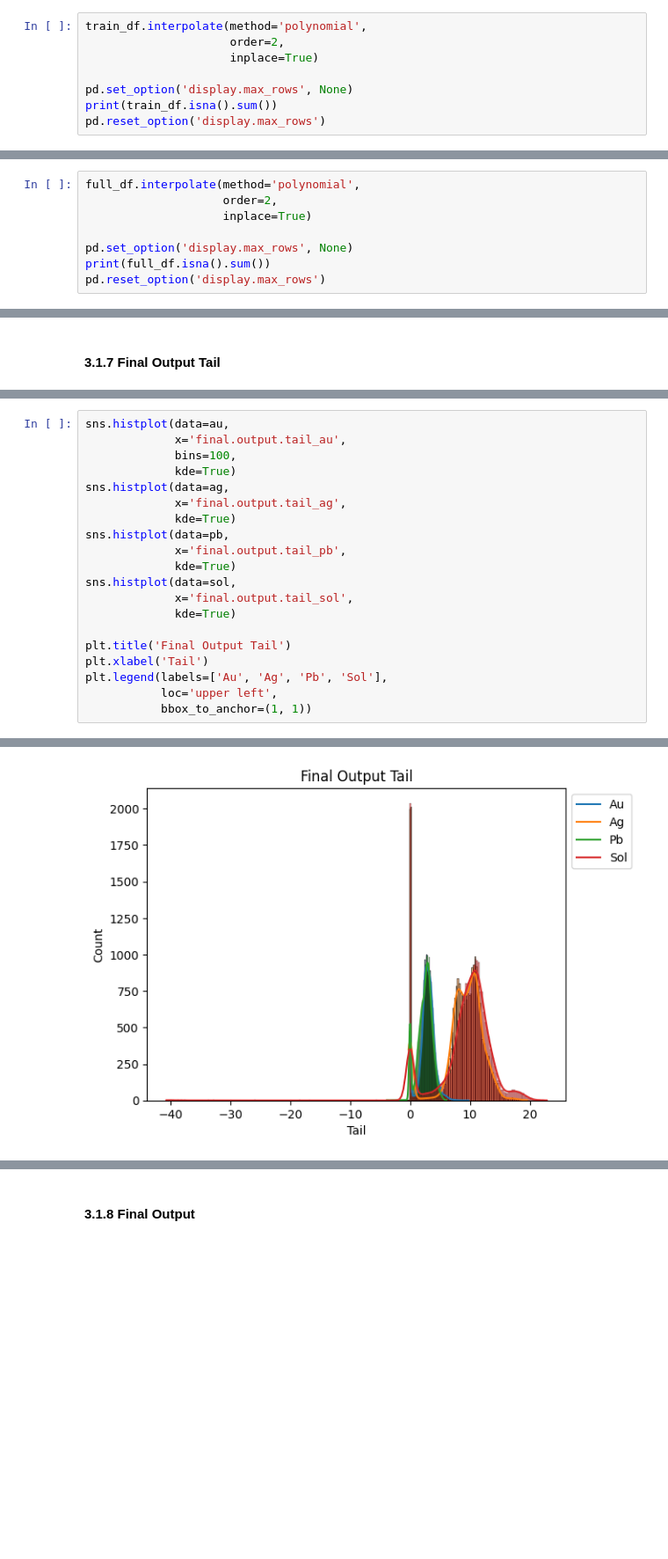
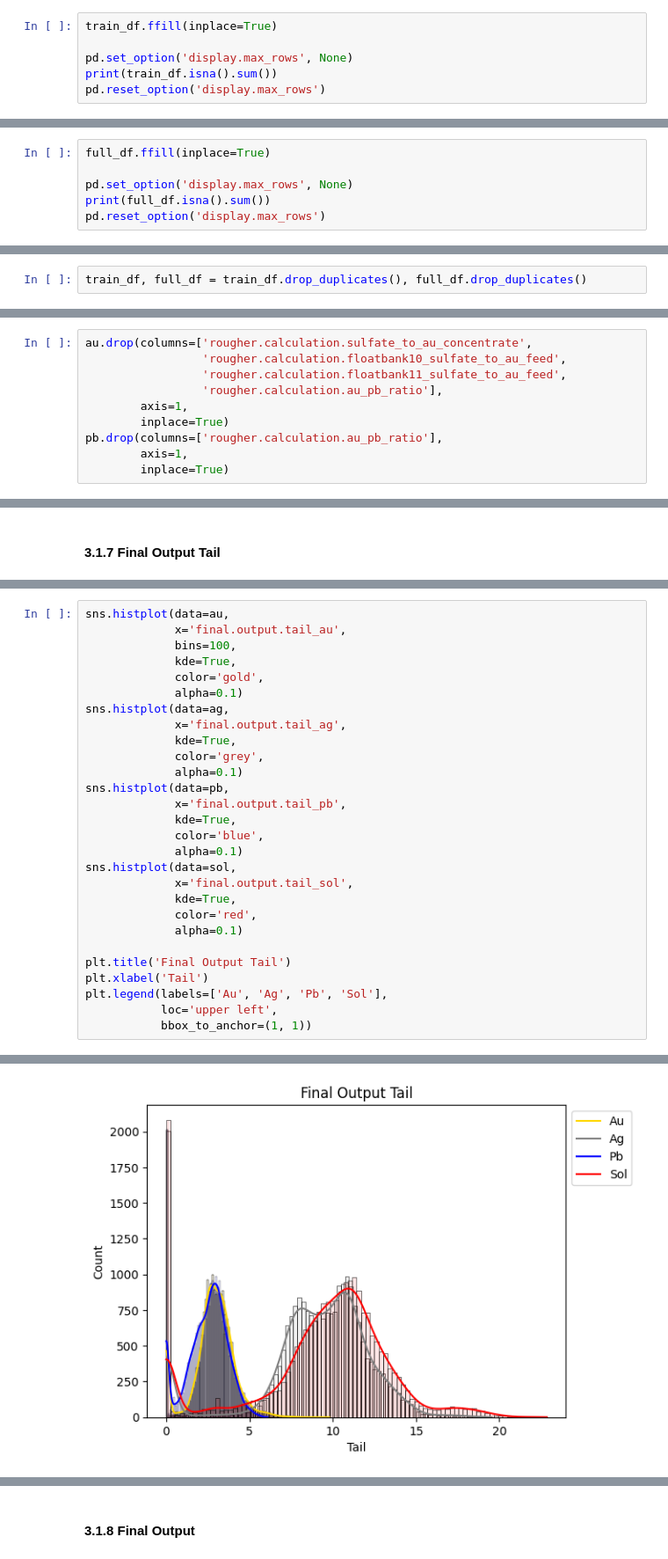
Before and after one commit to Vyncent-vdW/sprint_ten_gold_mining_project, a Jupyter notebook: sprint_ten_gold_mining_project_nb.ipynb, the cells around one changed output, grey strips where cells are left out. Shown at 88% size. Drawn from its saved outputs; the diff is of its cells as text; blank space fills up the shorter version.

```diff
--- a/sprint_ten_gold_mining_project_nb.ipynb
+++ b/sprint_ten_gold_mining_project_nb.ipynb
@@ -570,7 +681,5 @@ dtype: float64
 # %%
-train_df.interpolate(method='polynomial',
-                     order=2,
-                     inplace=True)
+train_df.ffill(inplace=True)
 
 pd.set_option('display.max_rows', None)
 print(train_df.isna().sum())
@@ -714,7 +833,5 @@ dtype: float64
 # %%
-full_df.interpolate(method='polynomial',
-                    order=2,
-                    inplace=True)
+full_df.ffill(inplace=True)
 
 pd.set_option('display.max_rows', None)
 print(full_df.isna().sum())
@@ -750,0 +900,2 @@ Full: 0
+# %%
+train_df, full_df = train_df.drop_duplicates(), full_df.drop_duplicates()
@@ -797,0 +1008,10 @@ display(sol.head(),
+# %%
+au.drop(columns=['rougher.calculation.sulfate_to_au_concentrate',
+                 'rougher.calculation.floatbank10_sulfate_to_au_feed',
+                 'rougher.calculation.floatbank11_sulfate_to_au_feed',
+                 'rougher.calculation.au_pb_ratio'],
+        axis=1,
+        inplace=True)
+pb.drop(columns=['rougher.calculation.au_pb_ratio'],
+        axis=1,
+        inplace=True)
@@ -1288,23 +1705,31 @@ Name: final.output.tail_sol, dtype: float64
 # %%
 sns.histplot(data=au,
              x='final.output.tail_au',
              bins=100,
-             kde=True)
+             kde=True,
+             color='gold',
+             alpha=0.1)
 sns.histplot(data=ag,
              x='final.output.tail_ag',
-             kde=True)
+             kde=True,
+             color='grey',
+             alpha=0.1)
 sns.histplot(data=pb,
              x='final.output.tail_pb',
-             kde=True)
+             kde=True,
+             color='blue',
+             alpha=0.1)
 sns.histplot(data=sol,
              x='final.output.tail_sol',
-             kde=True)
+             kde=True,
+             color='red',
+             alpha=0.1)
 
 plt.title('Final Output Tail')
 plt.xlabel('Tail')
 plt.legend(labels=['Au', 'Ag', 'Pb', 'Sol'],
            loc='upper left',
            bbox_to_anchor=(1, 1))
 # %% [output]
 <matplotlib.legend.Legend at 0x...>
-[figure, old version]
+[figure, new version]
```
Also changed, not shown: parts of 145 cells of this notebook.
